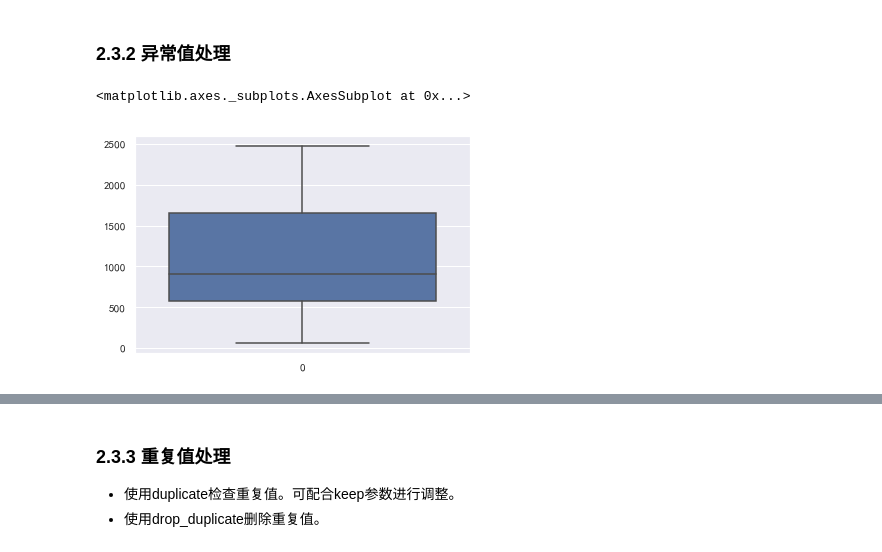
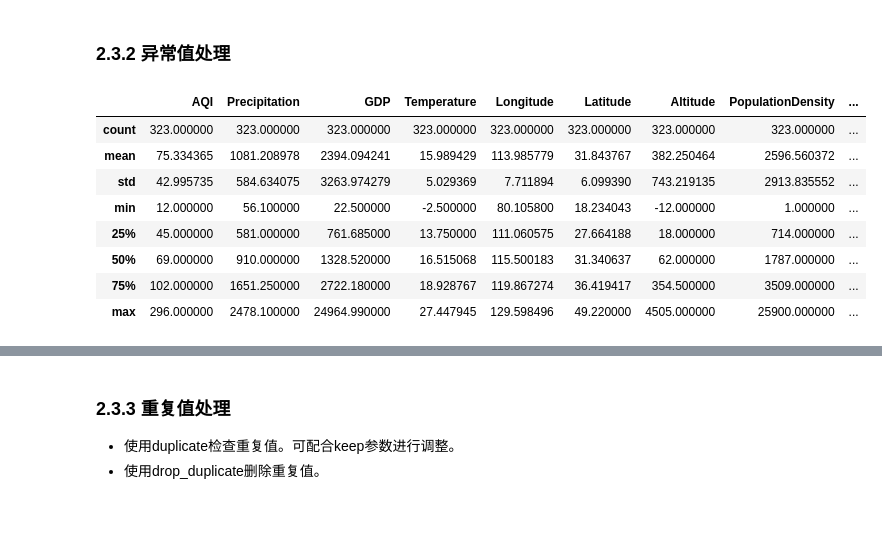
Before and after one commit to Mocha-Pudding/Python-DataAnalysis, a Jupyter notebook: Python数据分析精英训练营(系列)/课件 6.13/循序渐进——AQI分析与预测.ipynb, the cells around one changed output, grey strips where cells are left out. Saved outputs shown, nothing was run; the diff lists cells and outputs as text; code cells hidden in the pictures; blank space fills up the shorter version.

```diff
--- a/Python数据分析精英训练营(系列)/课件 6.13/循序渐进——AQI分析与预测.ipynb
+++ b/Python数据分析精英训练营(系列)/课件 6.13/循序渐进——AQI分析与预测.ipynb
@@ -89,8 +89,15 @@ dtype: int64
 # %% [markdown]
 ### 2.3.2 异常值处理
 # %%
-# data.describe()
-sns.boxplot(data=data["Precipitation"])
+data.describe()
+# sns.boxplot(data=data["Precipitation"])
 # %% [output]
-<matplotlib.axes._subplots.AxesSubplot at 0x...>
-[figure, removed]
+|  | AQI | Precipitation | GDP | Temperature | Longitude | Latitude | Altitude | PopulationDensity | ... |
+| count | 323.000000 | 323.000000 | 323.000000 | 323.000000 | 323.000000 | 323.000000 | 323.000000 | 323.000000 | ... |
+| mean | 75.334365 | 1081.208978 | 2394.094241 | 15.989429 | 113.985779 | 31.843767 | 382.250464 | 2596.560372 | ... |
+| std | 42.995735 | 584.634075 | 3263.974279 | 5.029369 | 7.711894 | 6.099390 | 743.219135 | 2913.835552 | ... |
+| min | 12.000000 | 56.100000 | 22.500000 | -2.500000 | 80.105800 | 18.234043 | -12.000000 | 1.000000 | ... |
+| 25% | 45.000000 | 581.000000 | 761.685000 | 13.750000 | 111.060575 | 27.664188 | 18.000000 | 714.000000 | ... |
+| 50% | 69.000000 | 910.000000 | 1328.520000 | 16.515068 | 115.500183 | 31.340637 | 62.000000 | 1787.000000 | ... |
+| 75% | 102.000000 | 1651.250000 | 2722.180000 | 18.928767 | 119.867274 | 36.419417 | 354.500000 | 3509.000000 | ... |
+| max | 296.000000 | 2478.100000 | 24964.990000 | 27.447945 | 129.598496 | 49.220000 | 4505.000000 | 25900.000000 | ... |
```
Also changed, not shown: parts of 1 cell of this notebook.
